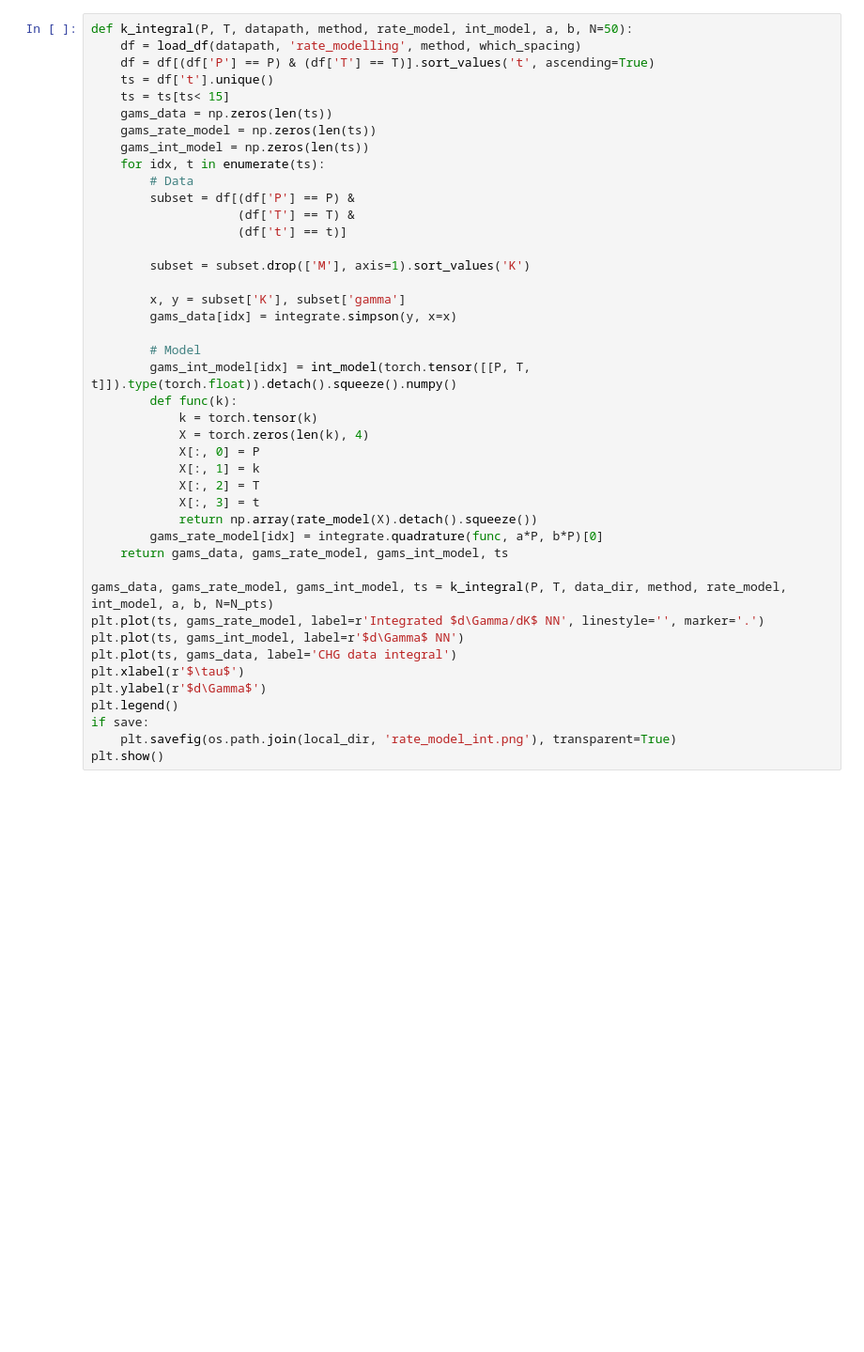
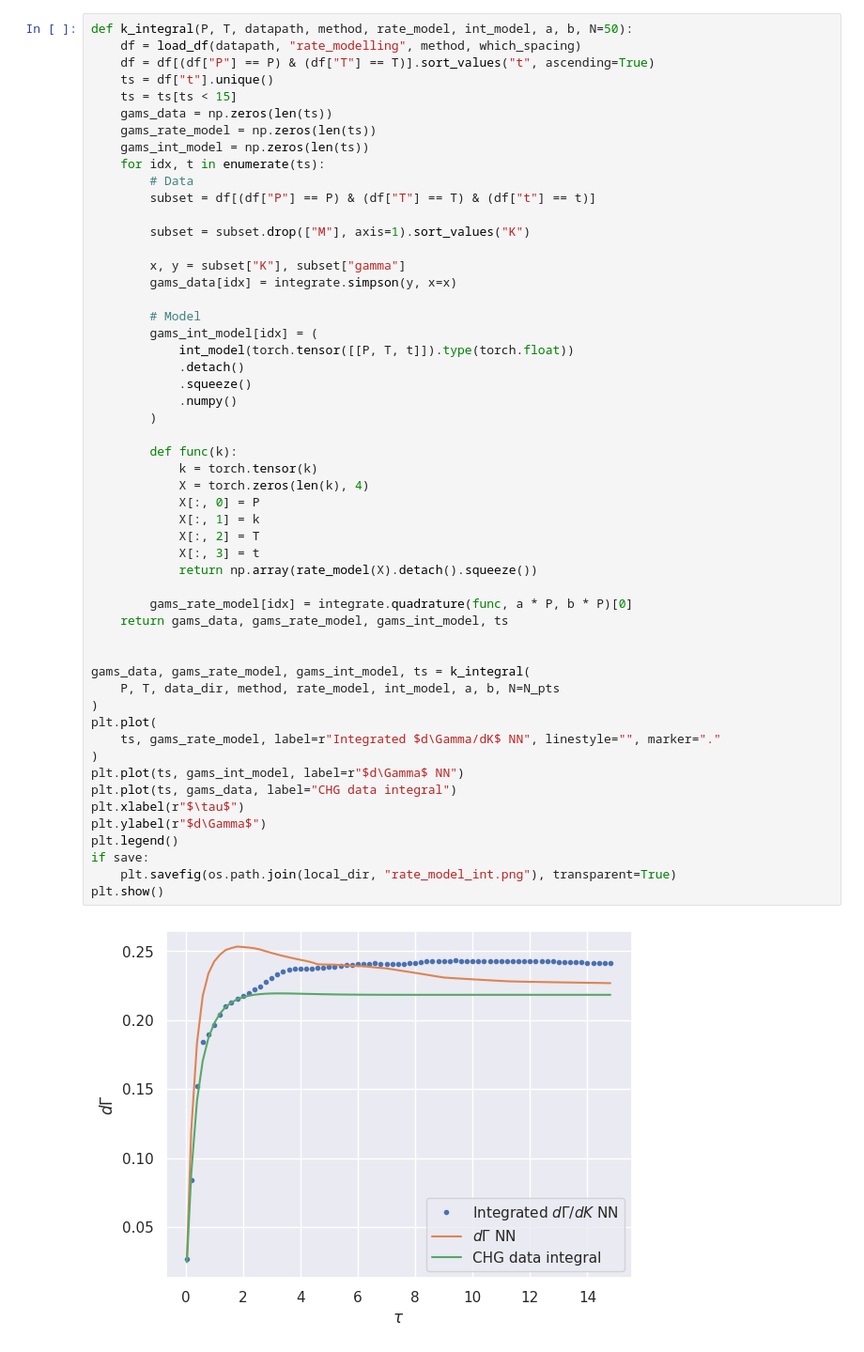
Before and after one commit to chavezrodz/RateModelling, a Jupyter notebook: figures.ipynb, the cells around one changed output. Shown at 94% size. Saved outputs shown, nothing was run; the diff lists cells and outputs as text; blank space fills up the shorter version.

```diff
--- a/figures.ipynb
+++ b/figures.ipynb
@@ -174,46 +206,58 @@ plt.show()
 # %%
 def k_integral(P, T, datapath, method, rate_model, int_model, a, b, N=50):
-    df = load_df(datapath, 'rate_modelling', method, which_spacing)
-    df = df[(df['P'] == P) & (df['T'] == T)].sort_values('t', ascending=True)
-    ts = df['t'].unique()
-    ts = ts[ts< 15]
+    df = load_df(datapath, "rate_modelling", method, which_spacing)
+    df = df[(df["P"] == P) & (df["T"] == T)].sort_values("t", ascending=True)
+    ts = df["t"].unique()
+    ts = ts[ts < 15]
     gams_data = np.zeros(len(ts))
     gams_rate_model = np.zeros(len(ts))
     gams_int_model = np.zeros(len(ts))
     for idx, t in enumerate(ts):
         # Data
-        subset = df[(df['P'] == P) &
-                    (df['T'] == T) &
-                    (df['t'] == t)]
+        subset = df[(df["P"] == P) & (df["T"] == T) & (df["t"] == t)]
 
-        subset = subset.drop(['M'], axis=1).sort_values('K')
+        subset = subset.drop(["M"], axis=1).sort_values("K")
 
-        x, y = subset['K'], subset['gamma']
+        x, y = subset["K"], subset["gamma"]
         gams_data[idx] = integrate.simpson(y, x=x)
 
         # Model
-        gams_int_model[idx] = int_model(torch.tensor([[P, T, t]]).type(torch.float)).detach().squeeze().numpy()
+        gams_int_model[idx] = (
+            int_model(torch.tensor([[P, T, t]]).type(torch.float))
+            .detach()
+            .squeeze()
+            .numpy()
+        )
+
         def func(k):
             k = torch.tensor(k)
             X = torch.zeros(len(k), 4)
             X[:, 0] = P
             X[:, 1] = k
             X[:, 2] = T
             X[:, 3] = t
             return np.array(rate_model(X).detach().squeeze())
-        gams_rate_model[idx] = integrate.quadrature(func, a*P, b*P)[0]
+
+        gams_rate_model[idx] = integrate.quadrature(func, a * P, b * P)[0]
     return gams_data, gams_rate_model, gams_int_model, ts
 
-gams_data, gams_rate_model, gams_int_model, ts = k_integral(P, T, data_dir, method, rate_model, int_model, a, b, N=N_pts)
-plt.plot(ts, gams_rate_model, label=r'Integrated $d\Gamma/dK$ NN', linestyle='', marker='.')
-plt.plot(ts, gams_int_model, label=r'$d\Gamma$ NN')
-plt.plot(ts, gams_data, label='CHG data integral')
-plt.xlabel(r'$\tau$')
-plt.ylabel(r'$d\Gamma$')
+
+gams_data, gams_rate_model, gams_int_model, ts = k_integral(
+    P, T, data_dir, method, rate_model, int_model, a, b, N=N_pts
+)
+plt.plot(
+    ts, gams_rate_model, label=r"Integrated $d\Gamma/dK$ NN", linestyle="", marker="."
+)
+plt.plot(ts, gams_int_model, label=r"$d\Gamma$ NN")
+plt.plot(ts, gams_data, label="CHG data integral")
+plt.xlabel(r"$\tau$")
+plt.ylabel(r"$d\Gamma$")
 plt.legend()
 if save:
-    plt.savefig(os.path.join(local_dir, 'rate_model_int.png'), transparent=True)
+    plt.savefig(os.path.join(local_dir, "rate_model_int.png"), transparent=True)
 plt.show()
+# %% [output]
+[figure, added]
 # %%
 from distutils.dir_util import copy_tree
 
```
Also changed, not shown: parts of 5 cells of this notebook, 3 other files.
